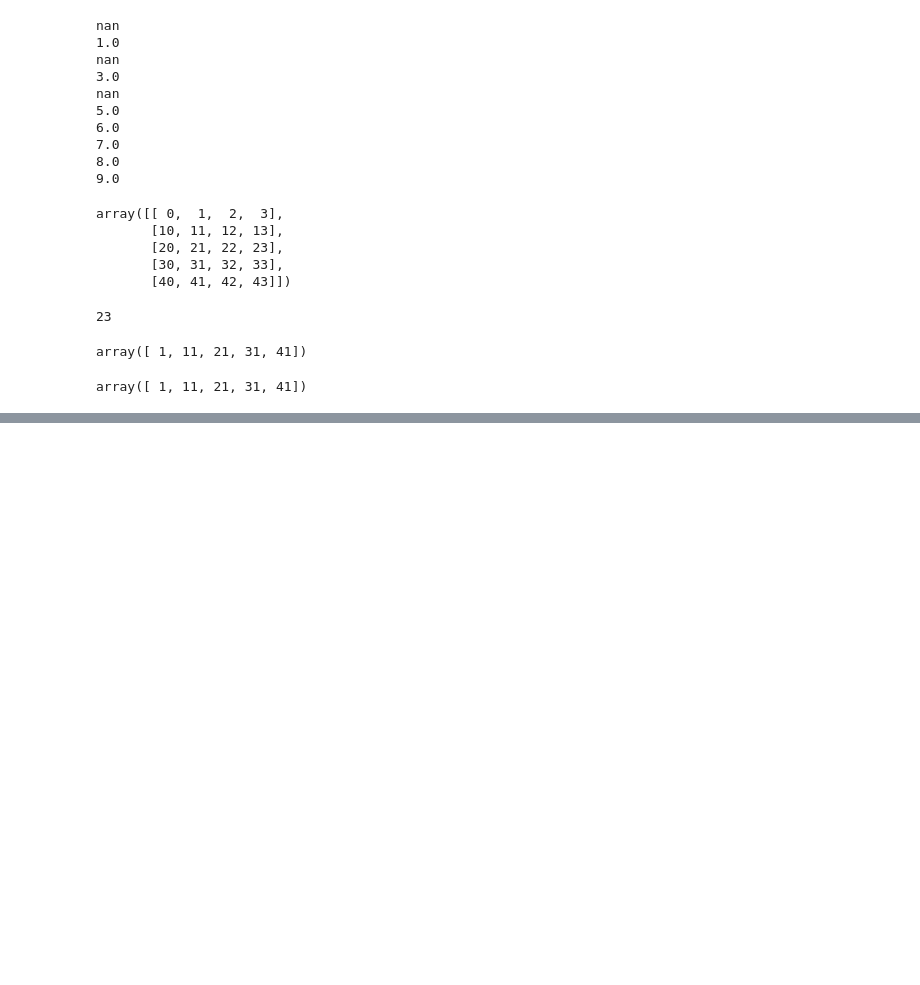
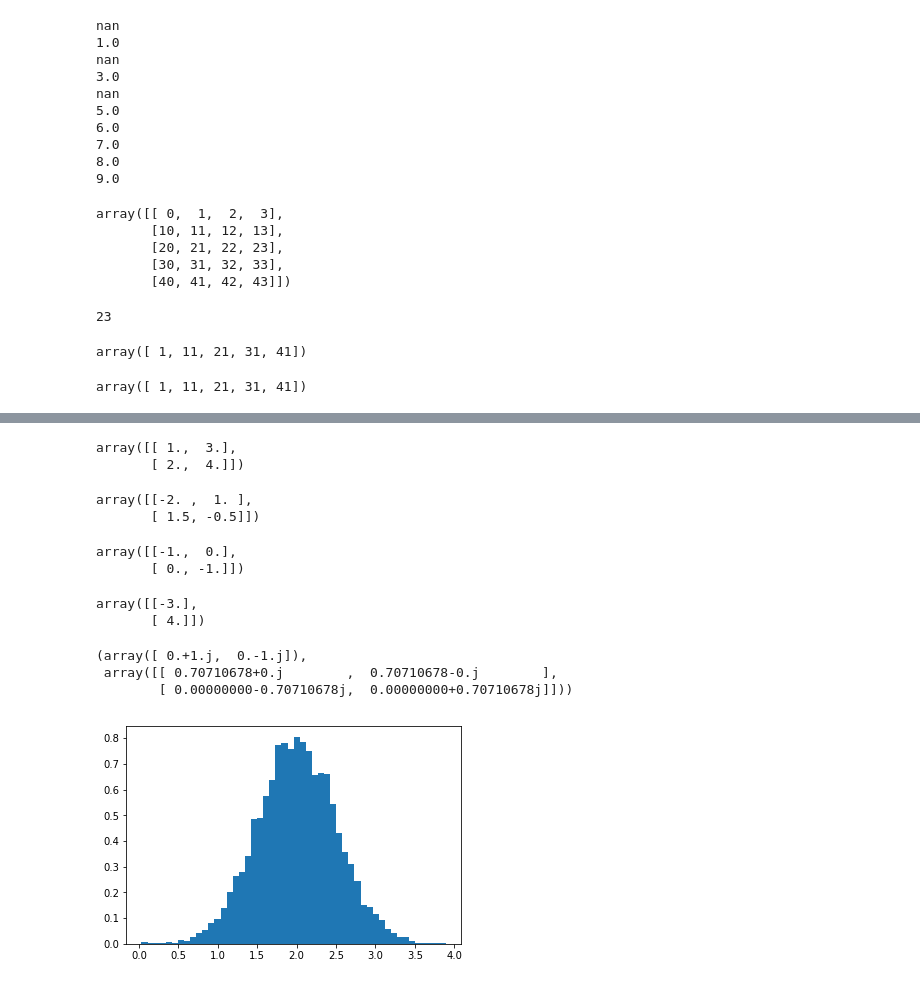
Before and after one commit to istvanilyes/python_useful, a Jupyter notebook: Numpy_intro.ipynb, the cells around one changed output, grey strips where cells are left out. Saved outputs shown, nothing was run; the diff lists cells and outputs as text; code cells hidden in the pictures; blank space fills up the shorter version.

```diff
--- a/Numpy_intro.ipynb
+++ b/Numpy_intro.ipynb
@@ -259,0 +371,43 @@ array([ 1, 11, 21, 31, 41])
+# %%
+#Linear algebra
+a = np.array([[1.0, 2.0], [3.0, 4.0]])
+a.transpose()
+# %% [output]
+array([[ 1.,  3.],
+       [ 2.,  4.]])
+# %%
+np.linalg.inv(a)
+# %% [output]
+array([[-2. ,  1. ],
+       [ 1.5, -0.5]])
+# %%
+j = np.array([[0.0, -1.0], [1.0, 0.0]])
+np.dot (j, j)
+# %% [output]
+array([[-1.,  0.],
+       [ 0., -1.]])
+# %%
+y = np.array([[5.], [7.]])
+np.linalg.solve(a, y)
+# %% [output]
+array([[-3.],
+       [ 4.]])
+# %%
+np.linalg.eig(j)
+# %% [output]
+(array([ 0.+1.j,  0.-1.j]),
+ array([[ 0.70710678+0.j        ,  0.70710678-0.j        ],
+        [ 0.00000000-0.70710678j,  0.00000000+0.70710678j]]))
+# %%
+#Building a histogram
+#pylab.hist plots the histogram automatically, while numpy.histogram only generates the data.
+import numpy as np
+import matplotlib.pyplot as plt
+# Build a vector of 10000 normal deviates with variance 0.5^2 and mean 2
+mu, sigma = 2, 0.5
+v = np.random.normal(mu,sigma,10000)
+# Plot a normalized histogram with 50 bins
+plt.hist(v, bins=50, normed=1)       # matplotlib version (plot)
+plt.show()
+# %% [output]
+[figure, added]
```
Also changed, not shown: parts of 22 cells of this notebook.
